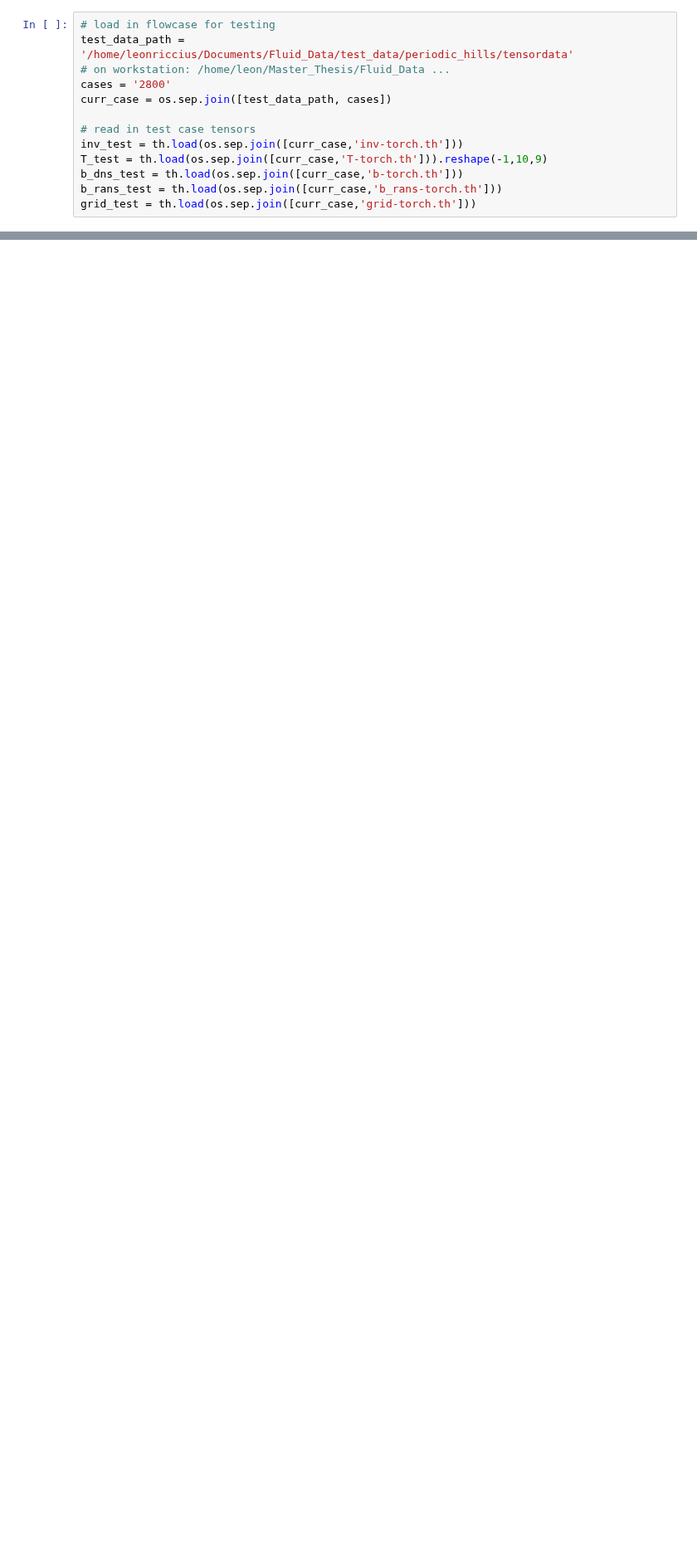
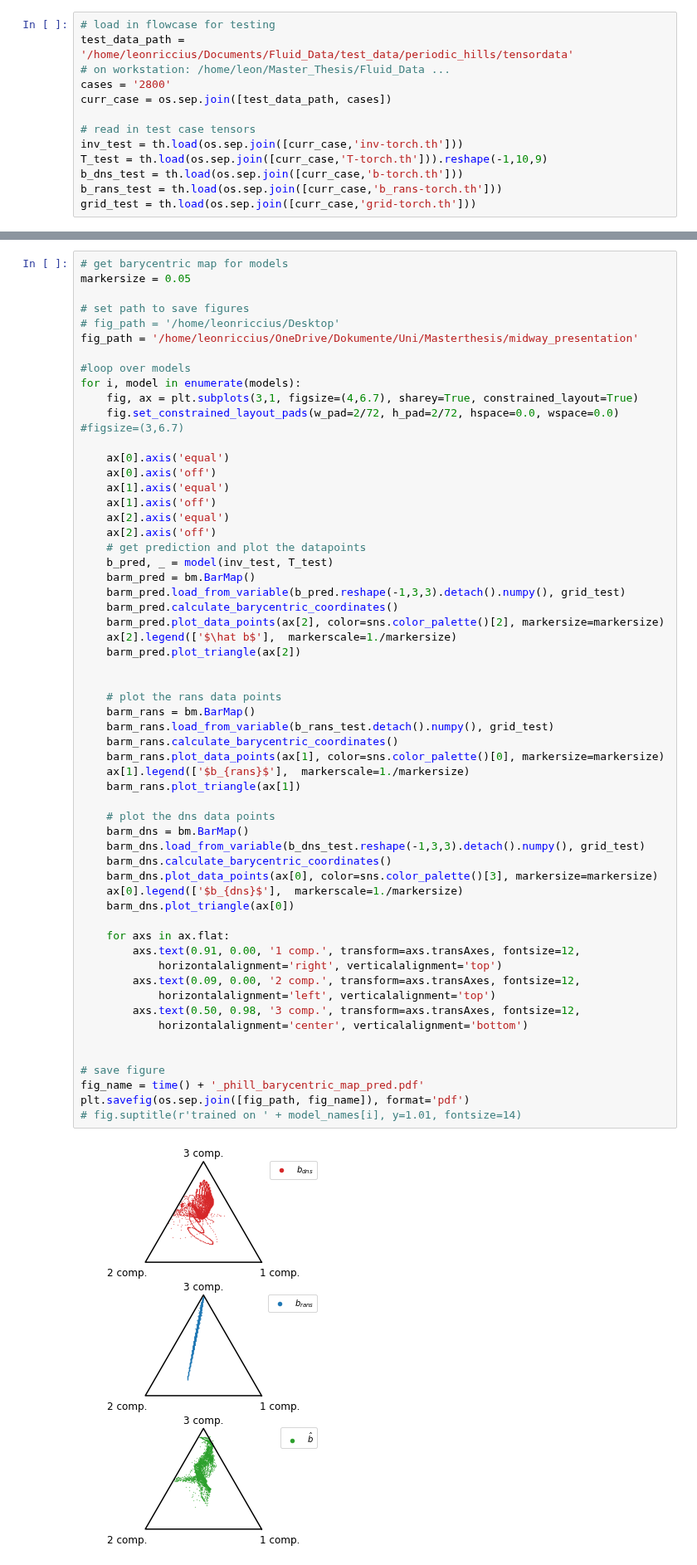
Before and after one commit to leonrccs/data_driven_rans, a Jupyter notebook: notebooks/compare_nn.ipynb, the cells around one changed output, grey strips where cells are left out. Shown at 83% size. Cells and saved outputs as stored; diff of their text form; blank space fills up the shorter version.

```diff
--- a/notebooks/compare_nn.ipynb
+++ b/notebooks/compare_nn.ipynb
@@ -127,0 +180,60 @@ fig_name = time() + '_phill_' + model_names[0] + '_barycentric_map.pdf'
+# %%
+# get barycentric map for models
+markersize = 0.05
+
+# set path to save figures
+# fig_path = '/home/leonriccius/Desktop'
+fig_path = '/home/leonriccius/OneDrive/Dokumente/Uni/Masterthesis/midway_presentation'
+
+#loop over models
+for i, model in enumerate(models):
+    fig, ax = plt.subplots(3,1, figsize=(4,6.7), sharey=True, constrained_layout=True)
+    fig.set_constrained_layout_pads(w_pad=2/72, h_pad=2/72, hspace=0.0, wspace=0.0) #figsize=(3,6.7)
+
+    ax[0].axis('equal')
+    ax[0].axis('off')
+    ax[1].axis('equal')
+    ax[1].axis('off')
+    ax[2].axis('equal')
+    ax[2].axis('off')
+    # get prediction and plot the datapoints
+    b_pred, _ = model(inv_test, T_test)
+    barm_pred = bm.BarMap()
+    barm_pred.load_from_variable(b_pred.reshape(-1,3,3).detach().numpy(), grid_test)
+    barm_pred.calculate_barycentric_coordinates()
+    barm_pred.plot_data_points(ax[2], color=sns.color_palette()[2], markersize=markersize)
+    ax[2].legend(['$\hat b$'],  markerscale=1./markersize)
+    barm_pred.plot_triangle(ax[2])
+
+
+    # plot the rans data points
+    barm_rans = bm.BarMap()
+    barm_rans.load_from_variable(b_rans_test.detach().numpy(), grid_test)
+    barm_rans.calculate_barycentric_coordinates()
+    barm_rans.plot_data_points(ax[1], color=sns.color_palette()[0], markersize=markersize)
+    ax[1].legend(['$b_{rans}$'],  markerscale=1./markersize)
+    barm_rans.plot_triangle(ax[1])
+
+    # plot the dns data points
+    barm_dns = bm.BarMap()
+    barm_dns.load_from_variable(b_dns_test.reshape(-1,3,3).detach().numpy(), grid_test)
+    barm_dns.calculate_barycentric_coordinates()
+    barm_dns.plot_data_points(ax[0], color=sns.color_palette()[3], markersize=markersize)
+    ax[0].legend(['$b_{dns}$'],  markerscale=1./markersize)
+    barm_dns.plot_triangle(ax[0])
+
+    for axs in ax.flat:
+        axs.text(0.91, 0.00, '1 comp.', transform=axs.transAxes, fontsize=12,
+            horizontalalignment='right', verticalalignment='top')
+        axs.text(0.09, 0.00, '2 comp.', transform=axs.transAxes, fontsize=12,
+            horizontalalignment='left', verticalalignment='top')
+        axs.text(0.50, 0.98, '3 comp.', transform=axs.transAxes, fontsize=12,
+            horizontalalignment='center', verticalalignment='bottom')
+
+
+# save figure
+fig_name = time() + '_phill_barycentric_map_pred.pdf'
+plt.savefig(os.sep.join([fig_path, fig_name]), format='pdf')
+# fig.suptitle(r'trained on ' + model_names[i], y=1.01, fontsize=14)
+# %% [output]
+[figure, added]
```
Also changed, not shown: parts of 19 cells of this notebook, 3 other files.
